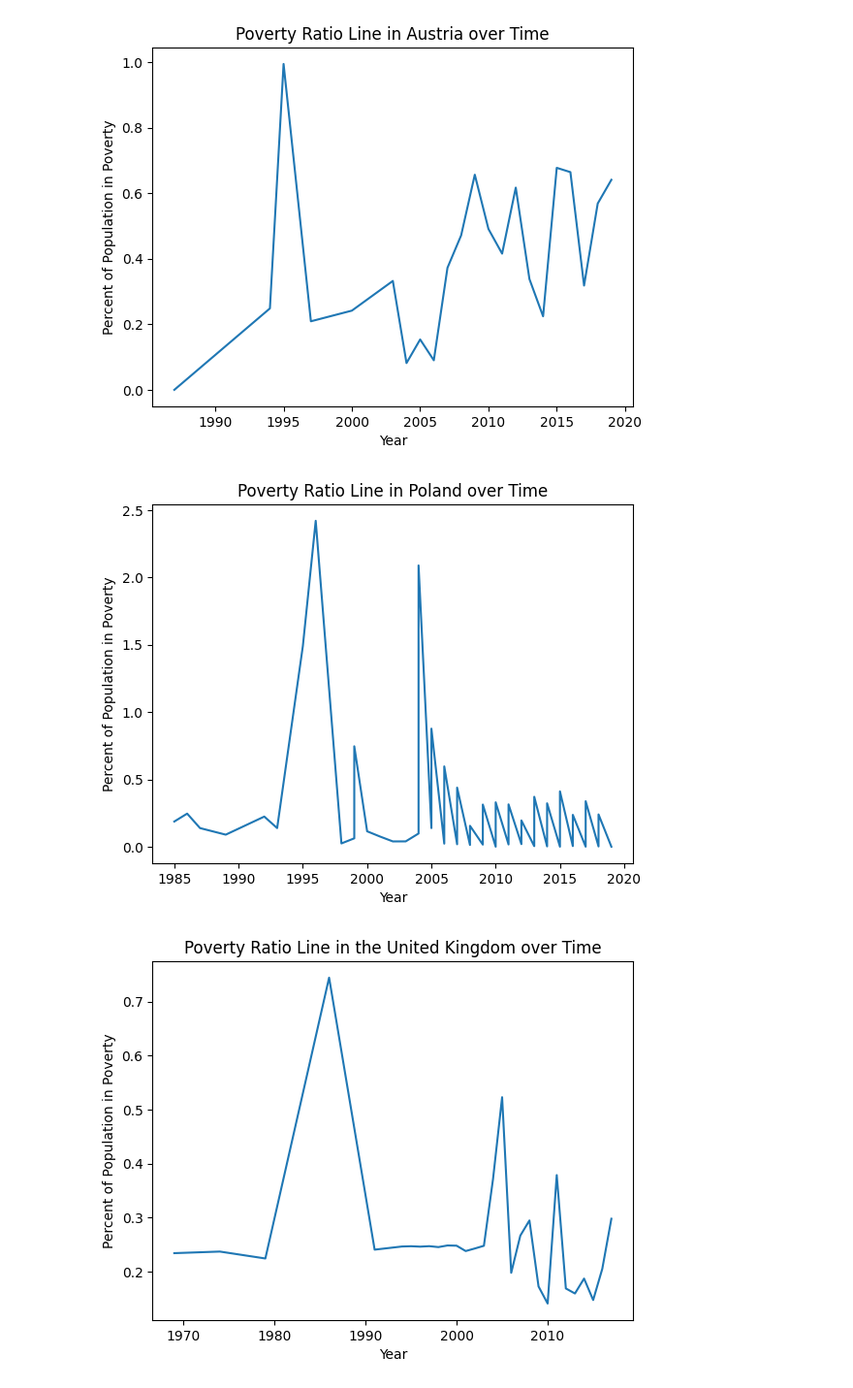
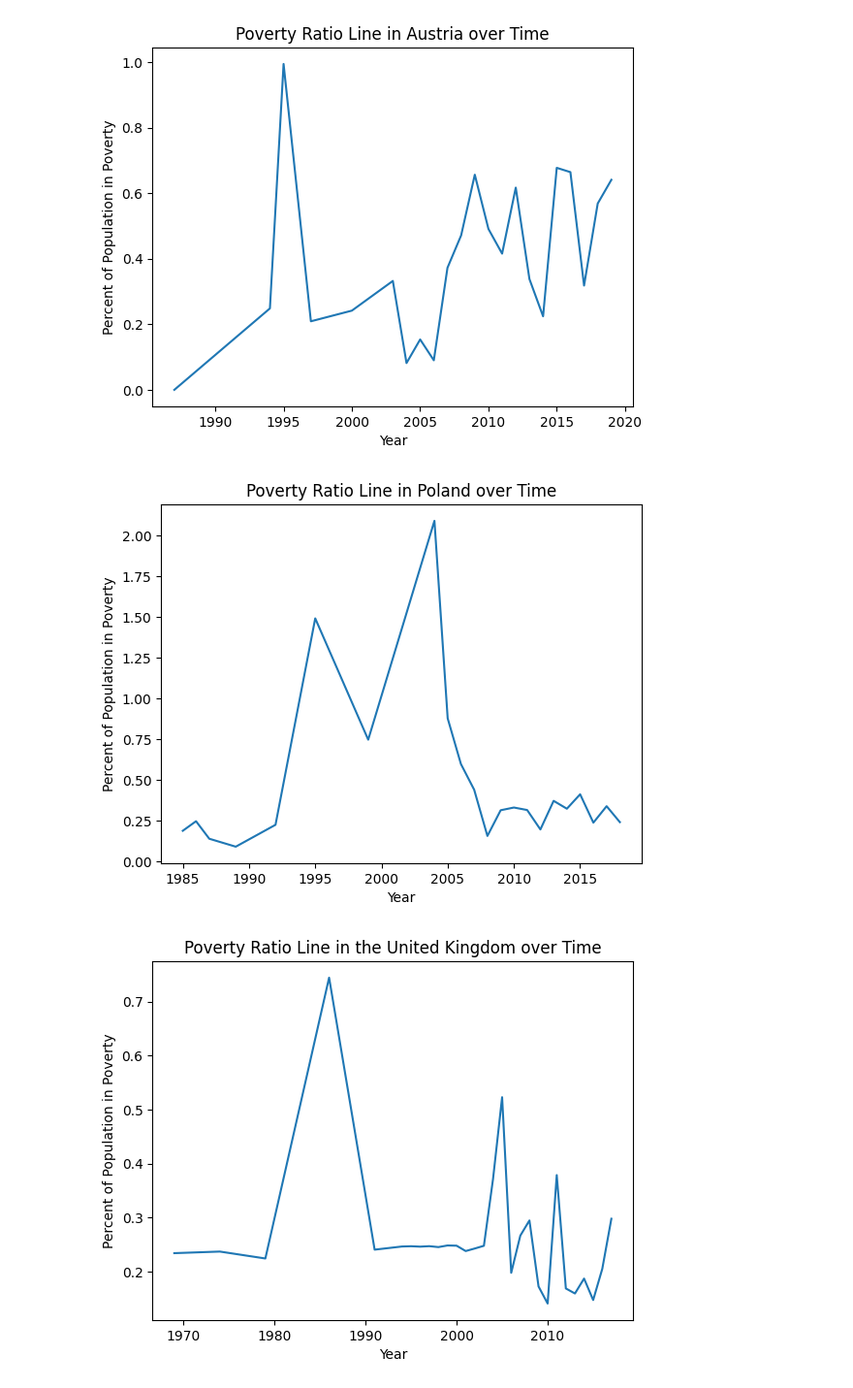
Before and after one commit to Matt-L-053124/FTI-World-Poverty-DSRP, a Jupyter notebook: Matthew_L_World_Poverty_Notebook.ipynb, the cells around one changed output. Shown at 97% size. Drawn from its saved outputs; the diff is of its cells as text; code cells hidden in the pictures.

```diff
--- a/Matthew_L_World_Poverty_Notebook.ipynb
+++ b/Matthew_L_World_Poverty_Notebook.ipynb
@@ -304,22 +304,22 @@ plt.show()
 # %% [output]
 [figure]
 # %%
-poland_clean = df[(df["country"] == "Poland") & (df["ppp_version"] == 2011) & (df["reporting_level"] == "national")]
+poland_clean = df[(df["country"] == "Poland") & (df["ppp_version"] == 2011) & (df["reporting_level"] == "national") & (df["welfare_type"] == "income")]
 
 poland_sorted = poland_clean.sort_values("year")
 
 x = poland_sorted["year"]
 y = poland_sorted["headcount_ratio_international_povline"]
 
 plt.plot(x,y)
 
 plt.title("Poverty Ratio Line in Poland over Time")
 plt.xlabel("Year")
 plt.ylabel("Percent of Population in Poverty")
 
 plt.show()
 # %% [output]
-[figure, old version]
+[figure, new version]
 # %%
 uk_clean = df[(df["country"] == "United Kingdom") & (df["ppp_version"] == 2011) & (df["reporting_level"] == "national")]
 
```
Also changed, not shown: parts of 5 cells of this notebook.
